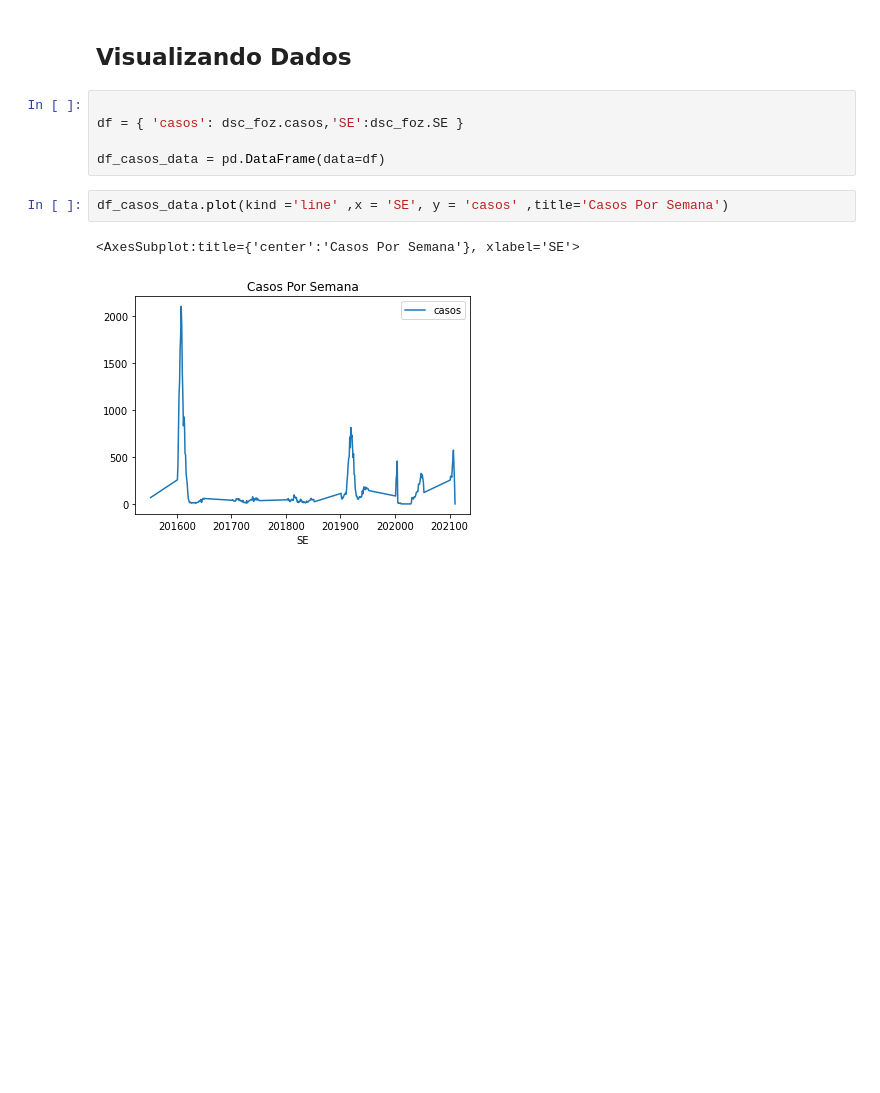
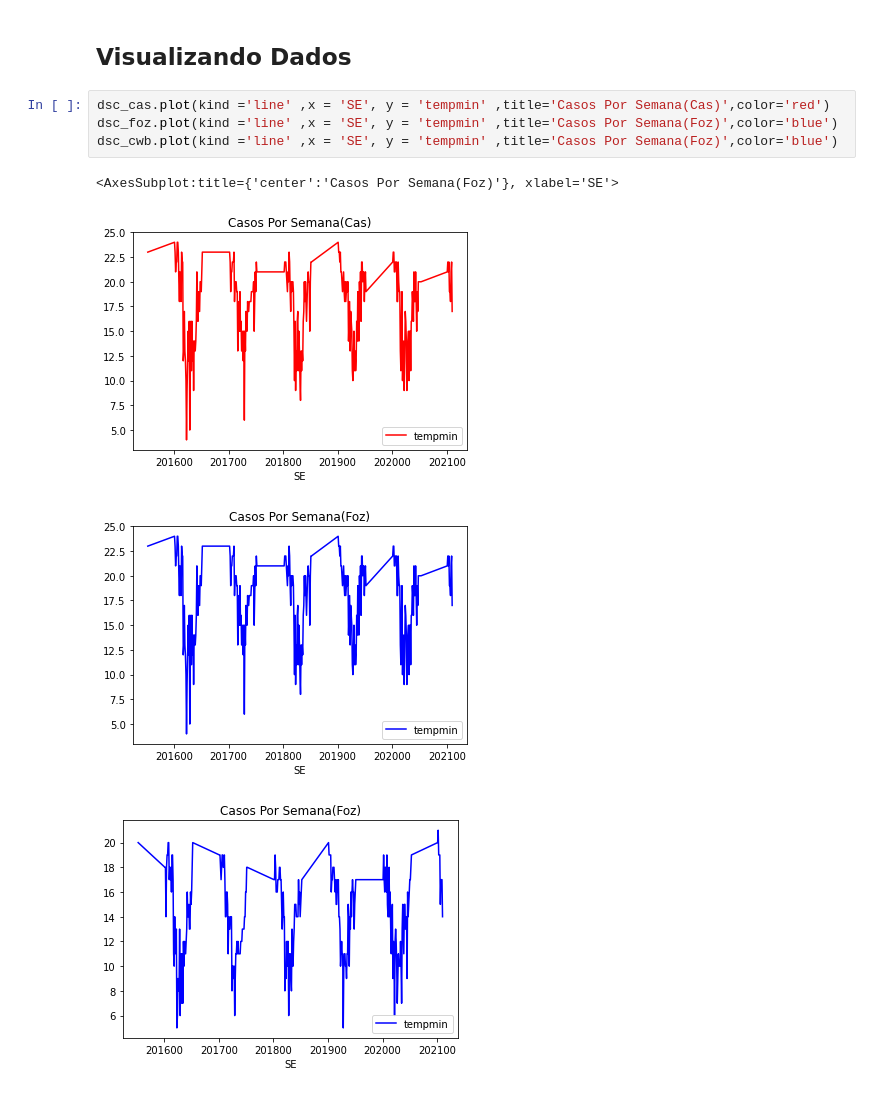
Before and after one commit to NicolasJorgeDL-zz/cd_dengue, a Jupyter notebook: main.ipynb, the cells around one changed output. Cells and saved outputs as stored; diff of their text form; blank space fills up the shorter version.

```diff
--- a/main.ipynb
+++ b/main.ipynb
@@ -53,13 +216,12 @@ sns.heatmap(dsc_foz.corr(),linewidths=0.1,vmax=1.0,square=True,cmap=colormap,lin
 [figure]
 # %% [markdown]
 ## Visualizando Dados
-# %%
-
-df = { 'casos': dsc_foz.casos,'SE':dsc_foz.SE }
-
-df_casos_data = pd.DataFrame(data=df)
-# %%
-df_casos_data.plot(kind ='line' ,x = 'SE', y = 'casos' ,title='Casos Por Semana')
-# %% [output]
-<AxesSubplot:title={'center':'Casos Por Semana'}, xlabel='SE'>
-[figure, removed]
+# %%
+dsc_cas.plot(kind ='line' ,x = 'SE', y = 'tempmin' ,title='Casos Por Semana(Cas)',color='red')
+dsc_foz.plot(kind ='line' ,x = 'SE', y = 'tempmin' ,title='Casos Por Semana(Foz)',color='blue')
+dsc_cwb.plot(kind ='line' ,x = 'SE', y = 'tempmin' ,title='Casos Por Semana(Foz)',color='blue')
+# %% [output]
+<AxesSubplot:title={'center':'Casos Por Semana(Foz)'}, xlabel='SE'>
+[figure, added]
+[figure, added]
+[figure, added]
```
Also changed, not shown: parts of 16 cells of this notebook.
